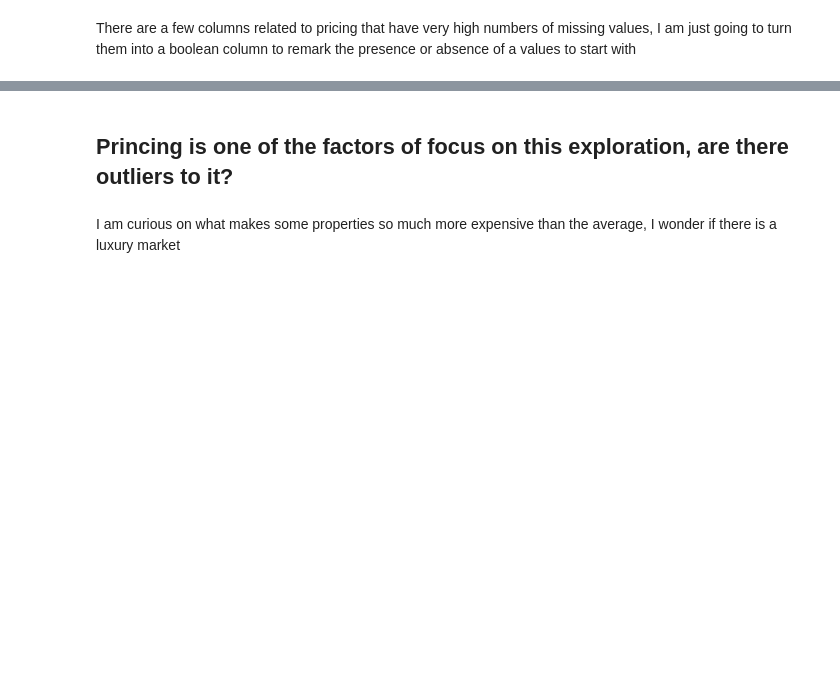
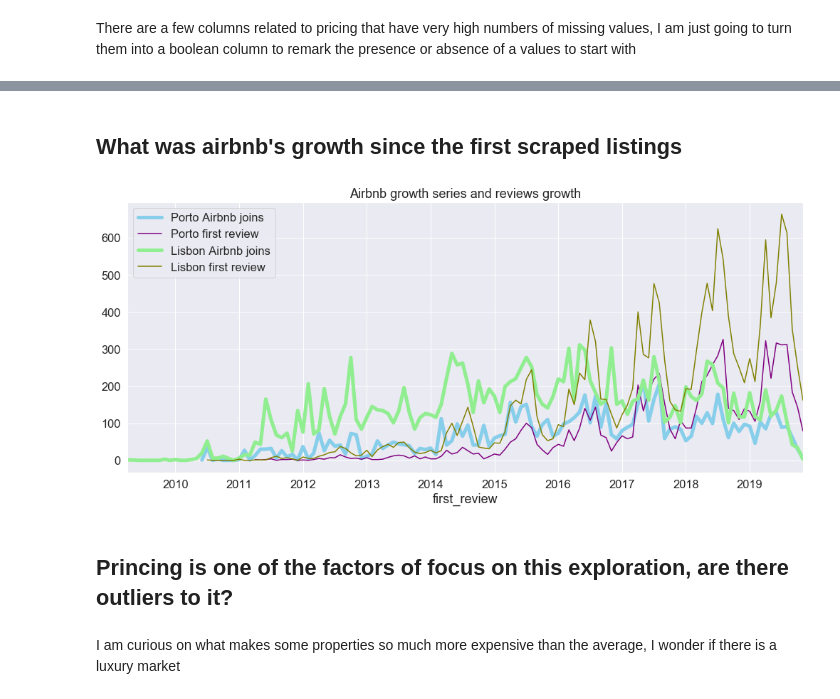
Before and after one commit to sousablde/Airbnb-A-tale-of-2-cities, a Jupyter notebook: Airbnb - a tale of 2 cities.ipynb, the cells around one changed output, grey strips where cells are left out. Saved outputs shown, nothing was run; the diff lists cells and outputs as text; code cells hidden in the pictures; blank space fills up the shorter version.

```diff
--- a/Airbnb - a tale of 2 cities.ipynb
+++ b/Airbnb - a tale of 2 cities.ipynb
@@ -491,3 +674,16 @@ missing_checker(lisbon_listings_plus, 'lisbon_listings')
+# %% [markdown]
+## What was airbnb's growth since the first scraped listings
+# %%
+plt.figure(figsize=(17,7))
+porto_listings_plus.set_index('host_since').resample('MS').size().plot(label='Porto Airbnb joins', color='skyblue', linewidth = 5)
+porto_listings_plus.set_index('first_review').resample('MS').size().plot(label='Porto first review', color='purple')
+lisbon_listings_plus.set_index('host_since').resample('MS').size().plot(label='Lisbon Airbnb joins', color='lightgreen', linewidth = 5)
+lisbon_listings_plus.set_index('first_review').resample('MS').size().plot(label='Lisbon first review', color='olive')
+plt.title('Airbnb growth series and reviews growth')
+plt.legend()
+plt.show()
+# %% [output]
+[figure, added]
 # %% [markdown]
 ## Princing is one of the factors of focus on this exploration, are there outliers to it?
 # %%
```
Also changed, not shown: parts of 44 cells of this notebook, 1 other file.
